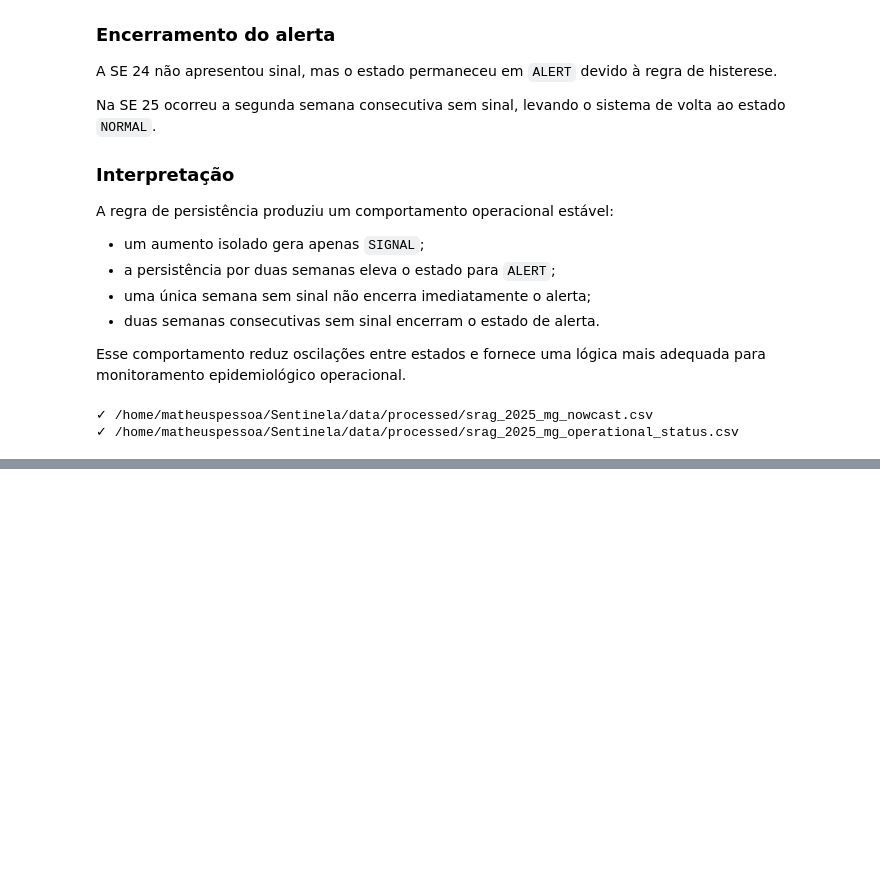
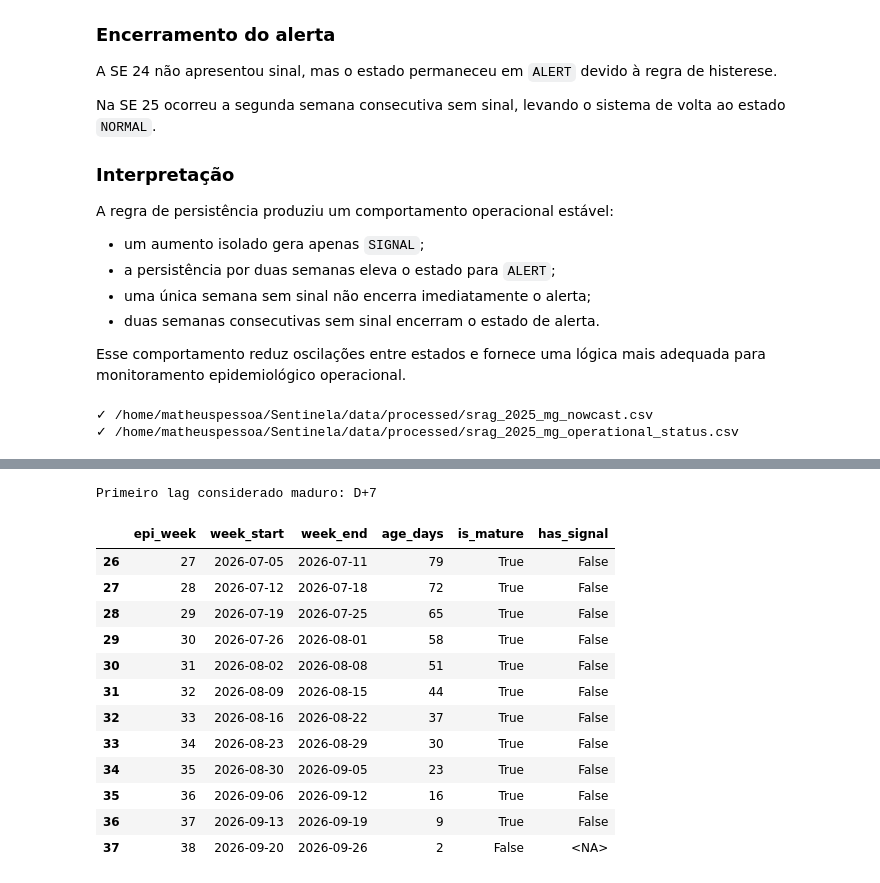
Before and after one commit to MatheusRPessoa/Sentinela, a Jupyter notebook: notebooks/reporting_delay_analysis.ipynb, the cells around one changed output, grey strips where cells are left out. Cells and saved outputs as stored; diff of their text form; code cells hidden in the pictures; blank space fills up the shorter version.

Commit message:
feat(monitoring): add pending status for immature weeks

```diff
--- a/notebooks/reporting_delay_analysis.ipynb
+++ b/notebooks/reporting_delay_analysis.ipynb
@@ -2380,0 +2648,6 @@ print("✓", operational_2025_path)
+# %%
+AS_OF_DATE_2026 = pd.Timestamp(
+    "2026-09-28"
+)
+
+MIN_COMPLETENESS = 0.80
@@ -2380,0 +2885,68 @@ print("✓", operational_2025_path)
+# %%
+MATURE_LAG = int(
+    completion_model_2026.loc[
+        completion_model_2026[
+            "expected_completeness"
+        ].ge(MIN_COMPLETENESS),
+        "lag_days",
+    ].min()
+)
+
+print(
+    "Primeiro lag considerado maduro:",
+    f"D+{MATURE_LAG}",
+)
+# %% [output]
+Primeiro lag considerado maduro: D+7
+# %%
+weekly_status_2026 = (
+    observed_2026[
+        [
+            "epi_week",
+            "week_start",
+            "week_end",
+            "age_days",
+        ]
+    ]
+    .copy()
+)
+
+weekly_status_2026["is_mature"] = (
+    weekly_status_2026["age_days"]
+    >= MATURE_LAG
+)
+
+signal_week_set_2026 = set(
+    first_signal_2026["epi_week"]
+)
+
+weekly_status_2026["has_signal"] = pd.NA
+
+weekly_status_2026.loc[
+    weekly_status_2026["is_mature"],
+    "has_signal",
+] = (
+    weekly_status_2026.loc[
+        weekly_status_2026["is_mature"],
+        "epi_week",
+    ]
+    .isin(signal_week_set_2026)
+)
+
+display(
+    weekly_status_2026.tail(12)
+)
+# %% [output]
+|  | epi_week | week_start | week_end | age_days | is_mature | has_signal |
+| 26 | 27 | 2026-07-05 | 2026-07-11 | 79 | True | False |
+| 27 | 28 | 2026-07-12 | 2026-07-18 | 72 | True | False |
+| 28 | 29 | 2026-07-19 | 2026-07-25 | 65 | True | False |
+| 29 | 30 | 2026-07-26 | 2026-08-01 | 58 | True | False |
+| 30 | 31 | 2026-08-02 | 2026-08-08 | 51 | True | False |
+| 31 | 32 | 2026-08-09 | 2026-08-15 | 44 | True | False |
+| 32 | 33 | 2026-08-16 | 2026-08-22 | 37 | True | False |
+| 33 | 34 | 2026-08-23 | 2026-08-29 | 30 | True | False |
+| 34 | 35 | 2026-08-30 | 2026-09-05 | 23 | True | False |
+| 35 | 36 | 2026-09-06 | 2026-09-12 | 16 | True | False |
+| 36 | 37 | 2026-09-13 | 2026-09-19 | 9 | True | False |
+| 37 | 38 | 2026-09-20 | 2026-09-26 | 2 | False | <NA> |
```
Also changed, not shown: parts of 14 cells of this notebook, 3 other files.
